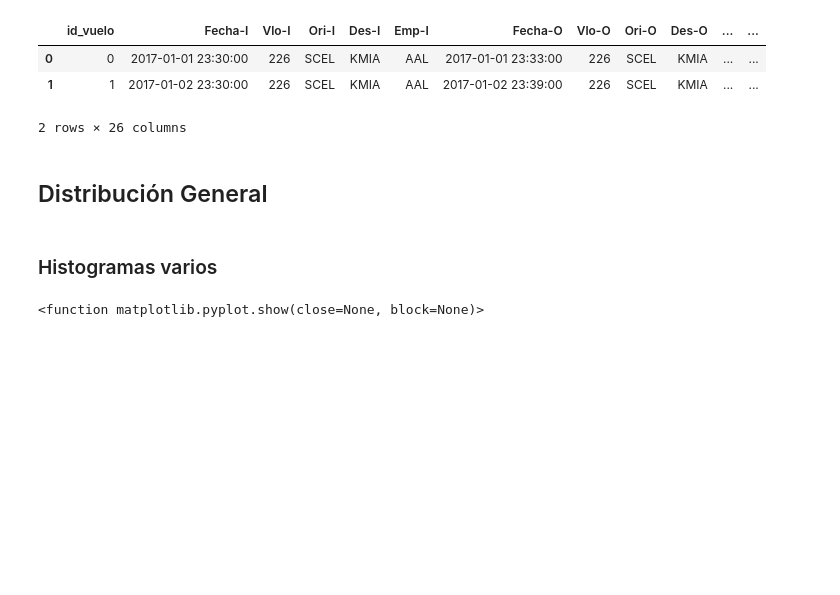
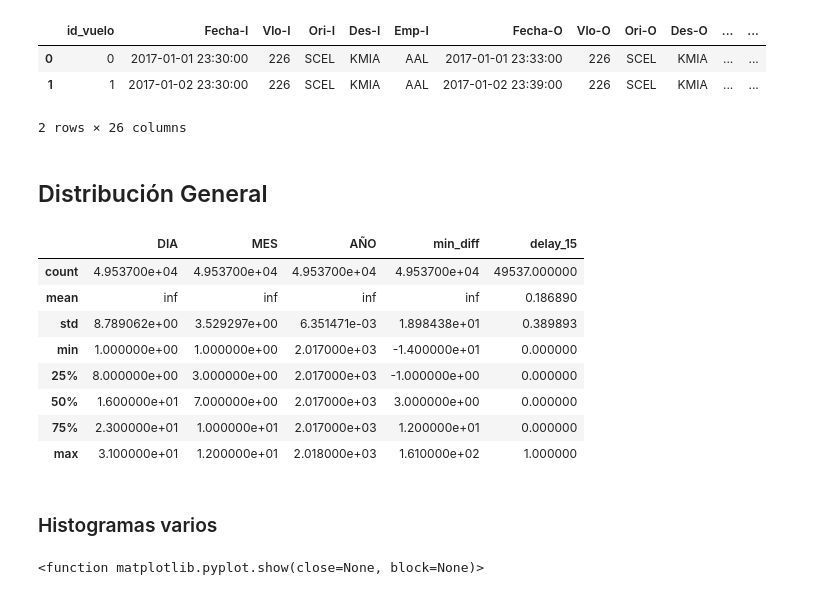
Before and after one commit to rolftb/Challenge-Data-Scientist-Rolf-Traeger, a Jupyter notebook: Solucion_automatizada.ipynb, the cells around one changed output. Drawn from its saved outputs; the diff is of its cells as text; code cells hidden in the pictures; blank space fills up the shorter version.

```diff
--- a/Solucion_automatizada.ipynb
+++ b/Solucion_automatizada.ipynb
@@ -89,6 +89,19 @@ dtype: object
 2 rows × 26 columns
 # %% [markdown]
 ## Distribución General
+# %%
+df_total[df_total["Emp-O"] ==
+df_total["Emp-I"] ].describe()
+# %% [output]
+|  | DIA | MES | AÑO | min_diff | delay_15 |
+| count | 4.953700e+04 | 4.953700e+04 | 4.953700e+04 | 4.953700e+04 | 49537.000000 |
+| mean | inf | inf | inf | inf | 0.186890 |
+| std | 8.789062e+00 | 3.529297e+00 | 6.351471e-03 | 1.898438e+01 | 0.389893 |
+| min | 1.000000e+00 | 1.000000e+00 | 2.017000e+03 | -1.400000e+01 | 0.000000 |
+| 25% | 8.000000e+00 | 3.000000e+00 | 2.017000e+03 | -1.000000e+00 | 0.000000 |
+| 50% | 1.600000e+01 | 7.000000e+00 | 2.017000e+03 | 3.000000e+00 | 0.000000 |
+| 75% | 2.300000e+01 | 1.000000e+01 | 2.017000e+03 | 1.200000e+01 | 0.000000 |
+| max | 3.100000e+01 | 1.200000e+01 | 2.018000e+03 | 1.610000e+02 | 1.000000 |
 # %% [markdown]
 ### Histogramas varios
 # %%
```
